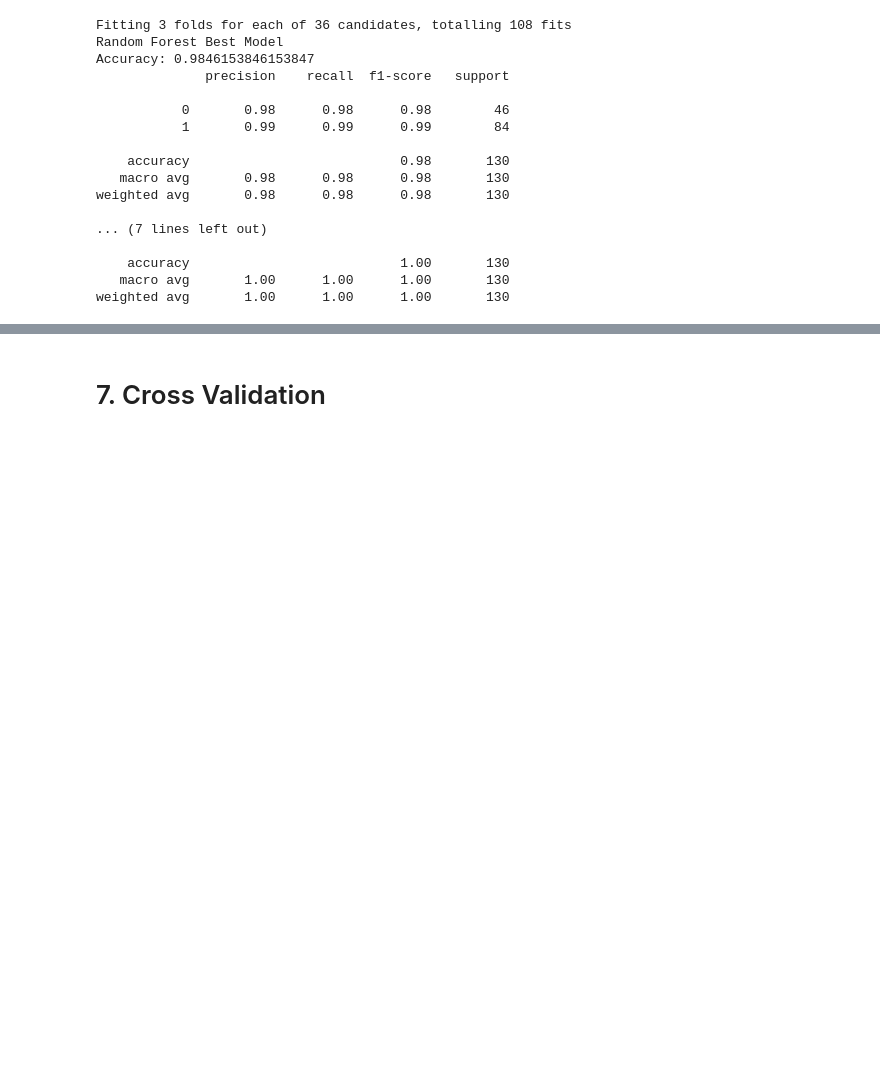
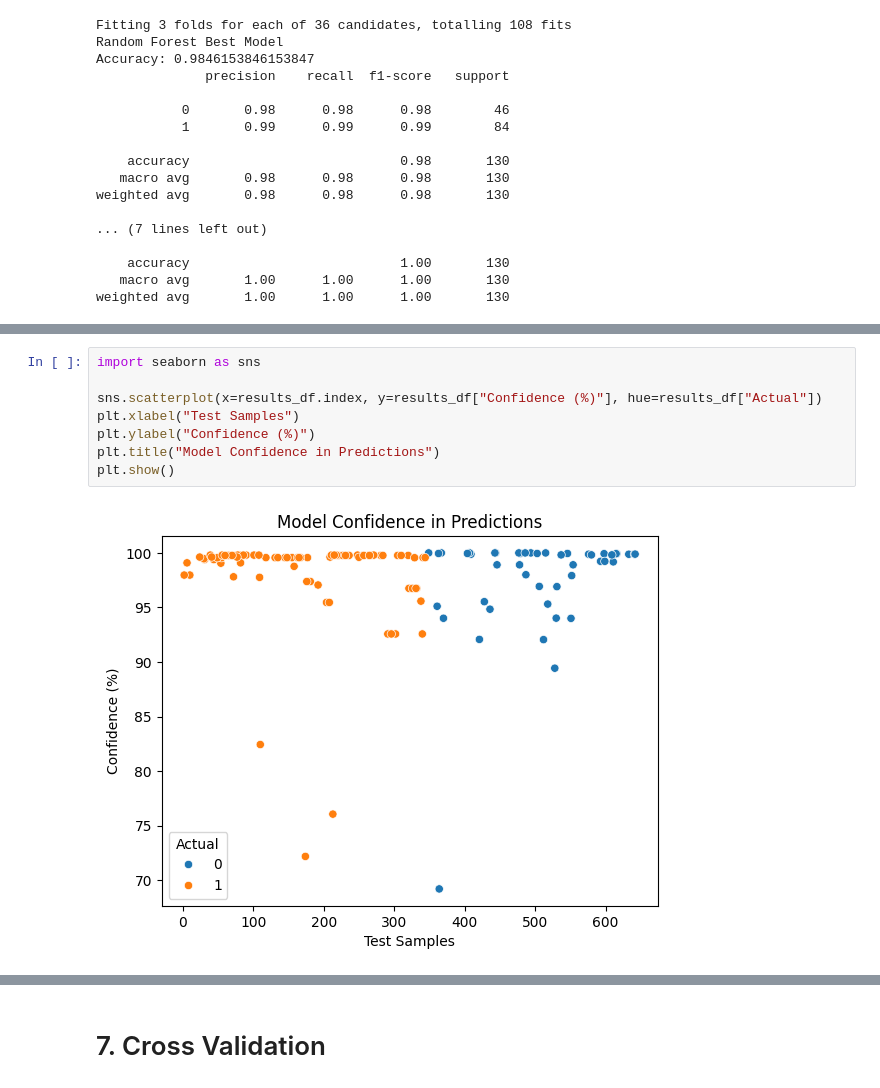
Before and after one commit to dataemperor/Shrimple, a Jupyter notebook: Shrimple_dataset_preprocessing.ipynb, the cells around one changed output, grey strips where cells are left out. Cells and saved outputs as stored; diff of their text form; blank space fills up the shorter version.

```diff
--- a/Shrimple_dataset_preprocessing.ipynb
+++ b/Shrimple_dataset_preprocessing.ipynb
@@ -398,0 +395,10 @@ weighted avg       1.00      1.00      1.00       130
+# %%
+import seaborn as sns
+
+sns.scatterplot(x=results_df.index, y=results_df["Confidence (%)"], hue=results_df["Actual"])
+plt.xlabel("Test Samples")
+plt.ylabel("Confidence (%)")
+plt.title("Model Confidence in Predictions")
+plt.show()
+# %% [output]
+[figure, added]
```
Also changed, not shown: parts of 8 cells of this notebook.
